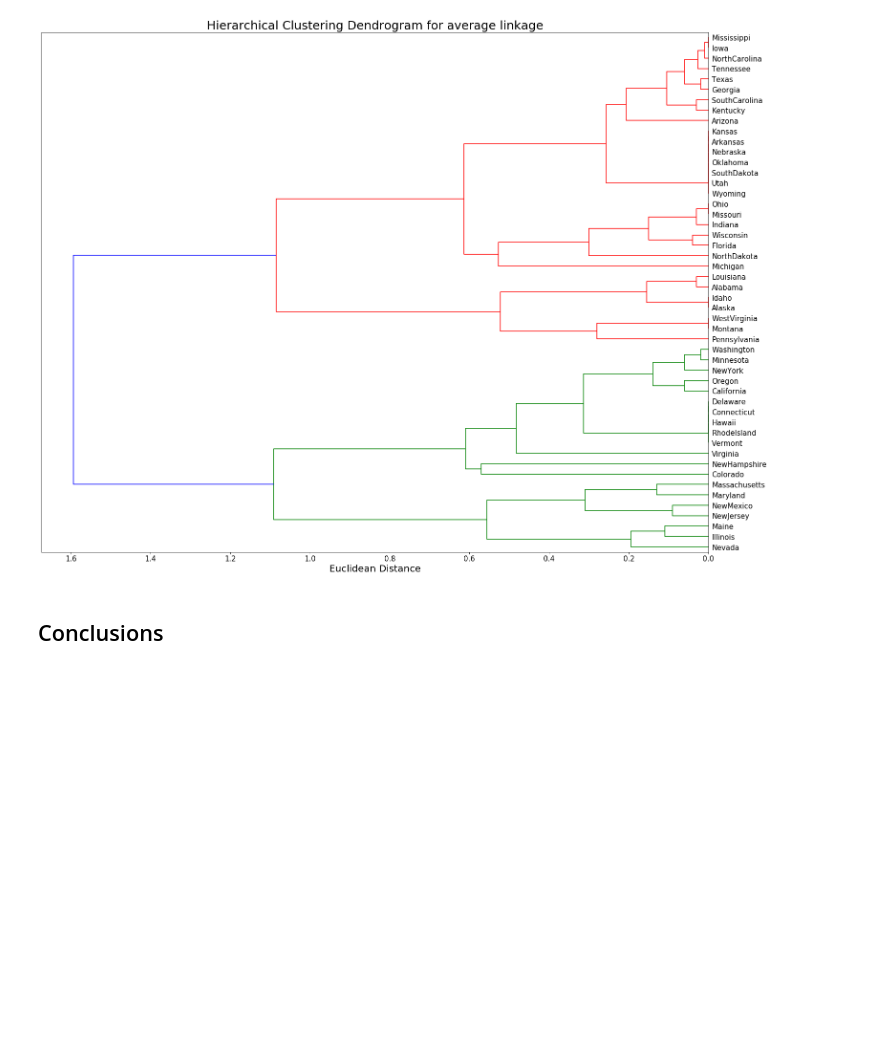
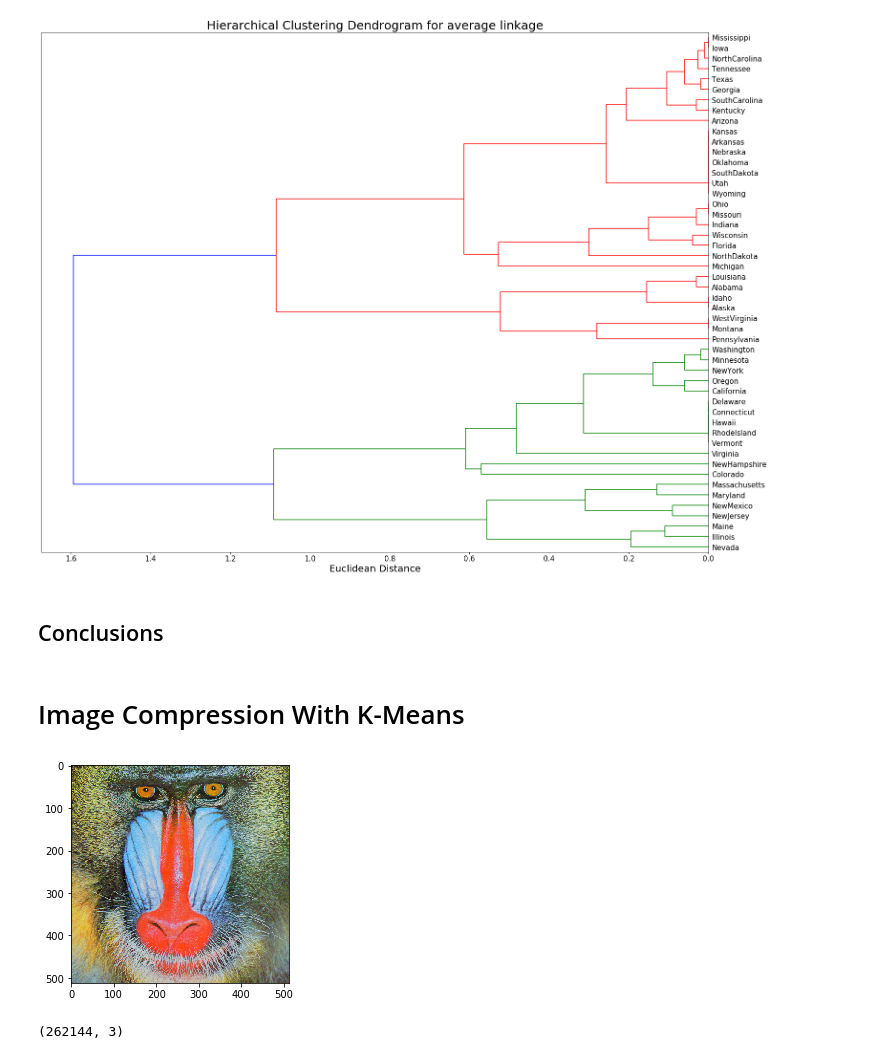
Before and after one commit to pots7878/data_mining, a Jupyter notebook: Lab 4 Data Mining.ipynb, the cells around one changed output. Cells and saved outputs as stored; diff of their text form; code cells hidden in the pictures; blank space fills up the shorter version.

Commit message:
added part 2 and imported photo as well as turned into numpy matrix

```diff
--- a/Lab 4 Data Mining.ipynb
+++ b/Lab 4 Data Mining.ipynb
@@ -38,3 +38,29 @@ for i in lst:
 [figure]
 # %% [markdown]
 ## Conclusions
+# %% [markdown]
+# Image Compression With K-Means
+# %%
+#import external image library
+from PIL import Image
+
+def readImage(filename):
+
+    #convert image to np array
+    img = np.array(Image.open(filename))
+
+    #show image
+    plt.imshow(img)
+
+    #reshape image to 2d matrix
+    img_arr = np.reshape(img, (img.shape[0] * img.shape[1], img.shape[2]))
+
+    return img_arr
+# %%
+img = readImage('mandrill.png')
+# %% [output]
+[figure, added]
+# %%
+img.shape
+# %% [output]
+(262144, 3)
```
Also changed, not shown: 1 other file.
